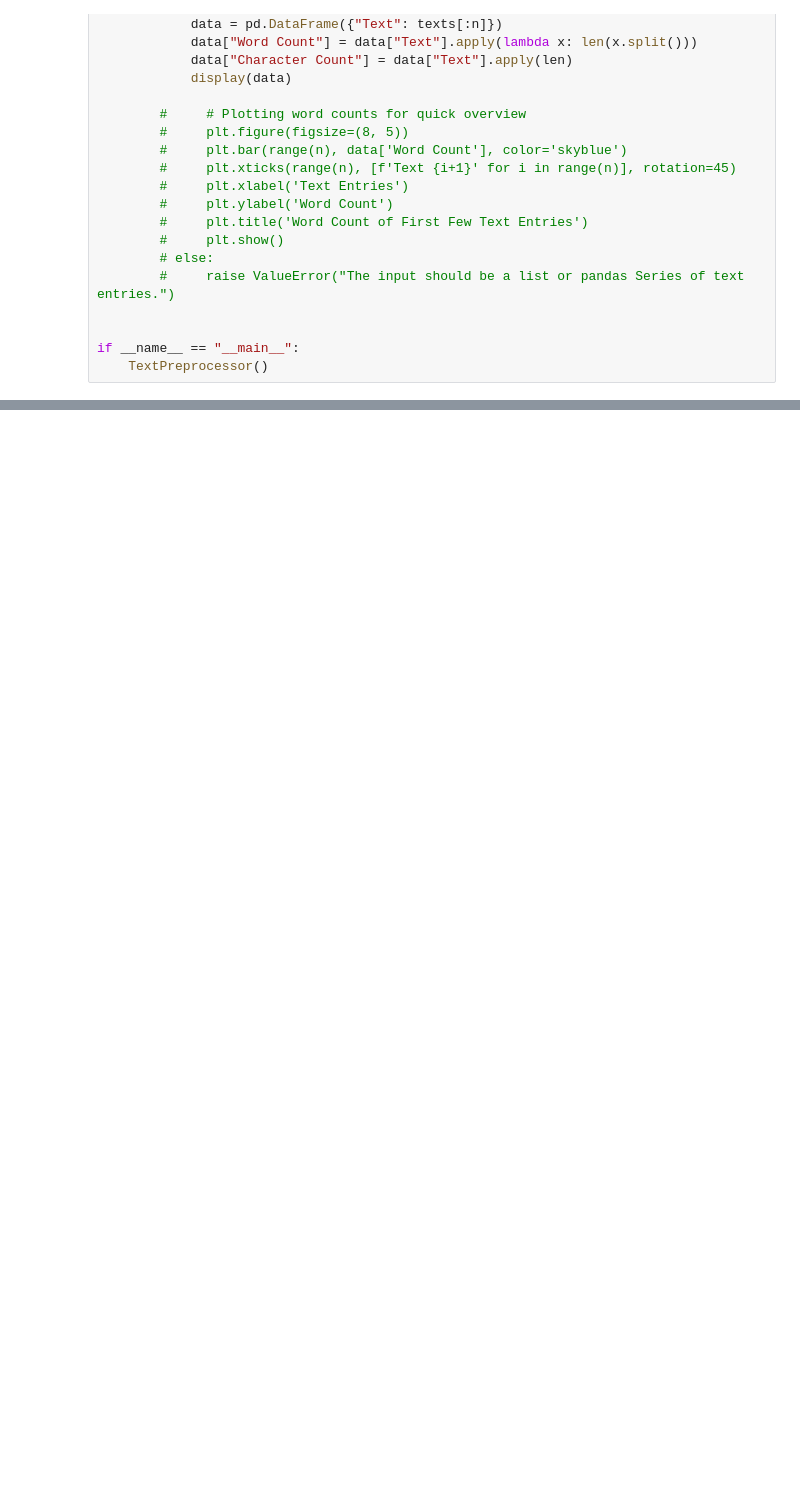
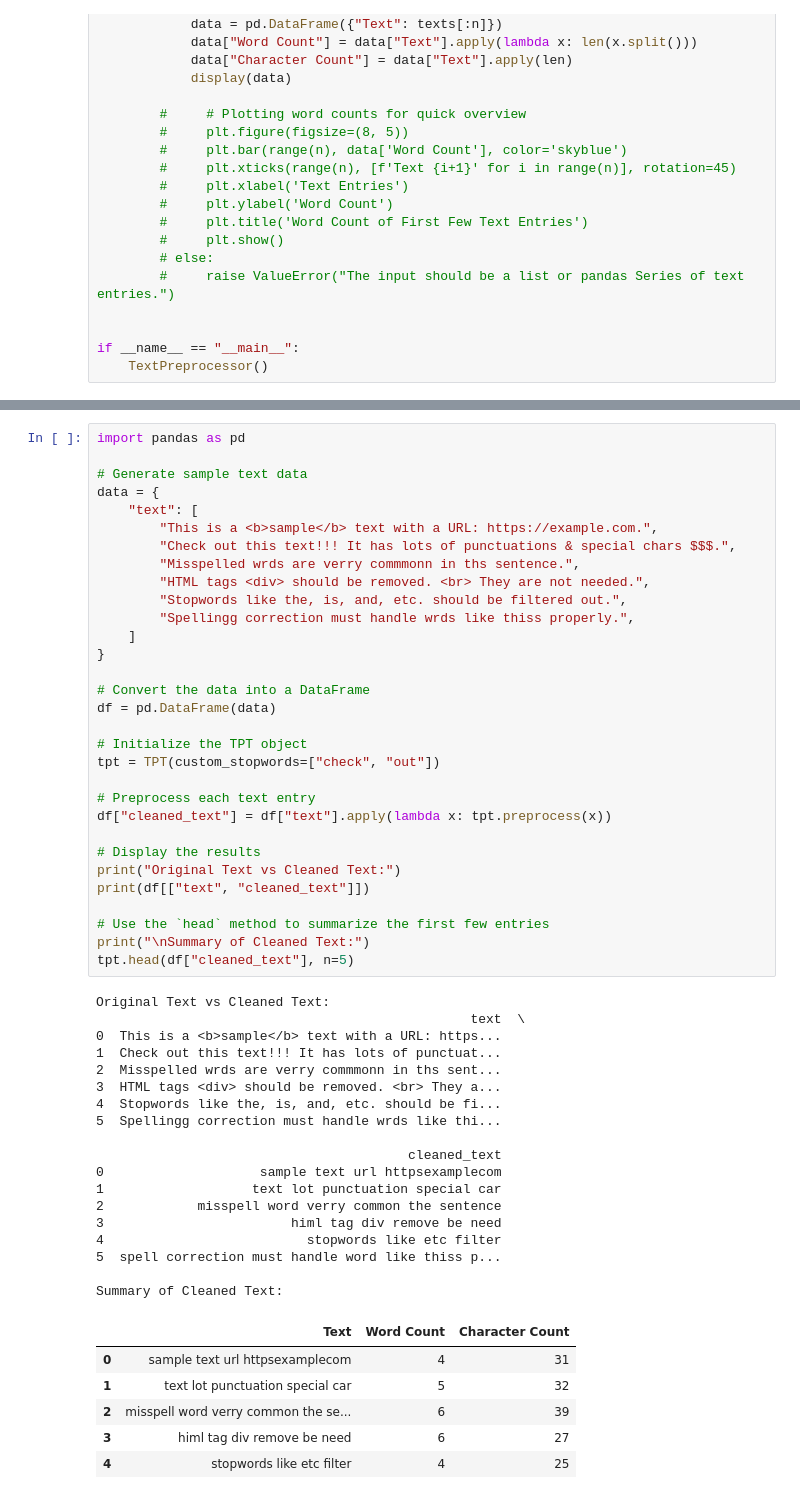
Before and after one commit to Gaurav-Jaiswal-1/Text-Preprocessing-Toolkit, a Jupyter notebook: experiments/test.ipynb, the cells around one changed output, grey strips where cells are left out. Saved outputs shown, nothing was run; the diff lists cells and outputs as text; blank space fills up the shorter version.

```diff
--- a/experiments/test.ipynb
+++ b/experiments/test.ipynb
@@ -785,0 +961,56 @@ if __name__ == "__main__":
+# %%
+import pandas as pd
+
+# Generate sample text data
+data = {
+    "text": [
+        "This is a <b>sample</b> text with a URL: https://example.com.",
+        "Check out this text!!! It has lots of punctuations & special chars $$$.",
+        "Misspelled wrds are verry commmonn in ths sentence.",
+        "HTML tags <div> should be removed. <br> They are not needed.",
+        "Stopwords like the, is, and, etc. should be filtered out.",
+        "Spellingg correction must handle wrds like thiss properly.",
+    ]
+}
+
+# Convert the data into a DataFrame
+df = pd.DataFrame(data)
+
+# Initialize the TPT object
+tpt = TPT(custom_stopwords=["check", "out"])
+
+# Preprocess each text entry
+df["cleaned_text"] = df["text"].apply(lambda x: tpt.preprocess(x))
+
+# Display the results
+print("Original Text vs Cleaned Text:")
+print(df[["text", "cleaned_text"]])
+
+# Use the `head` method to summarize the first few entries
+print("\nSummary of Cleaned Text:")
+tpt.head(df["cleaned_text"], n=5)
+# %% [output]
+Original Text vs Cleaned Text:
+                                                text  \
+0  This is a <b>sample</b> text with a URL: https...
+1  Check out this text!!! It has lots of punctuat...
+2  Misspelled wrds are verry commmonn in ths sent...
+3  HTML tags <div> should be removed. <br> They a...
+4  Stopwords like the, is, and, etc. should be fi...
+5  Spellingg correction must handle wrds like thi...
+
+                                        cleaned_text
+0                    sample text url httpsexamplecom
+1                   text lot punctuation special car
+2            misspell word verry common the sentence
+3                        himl tag div remove be need
+4                          stopwords like etc filter
+5  spell correction must handle word like thiss p...
+
+Summary of Cleaned Text:
+|  | Text | Word Count | Character Count |
+| 0 | sample text url httpsexamplecom | 4 | 31 |
+| 1 | text lot punctuation special car | 5 | 32 |
+| 2 | misspell word verry common the se... | 6 | 39 |
+| 3 | himl tag div remove be need | 6 | 27 |
+| 4 | stopwords like etc filter | 4 | 25 |
```
Also changed, not shown: parts of 3 cells of this notebook, 21 other files.
